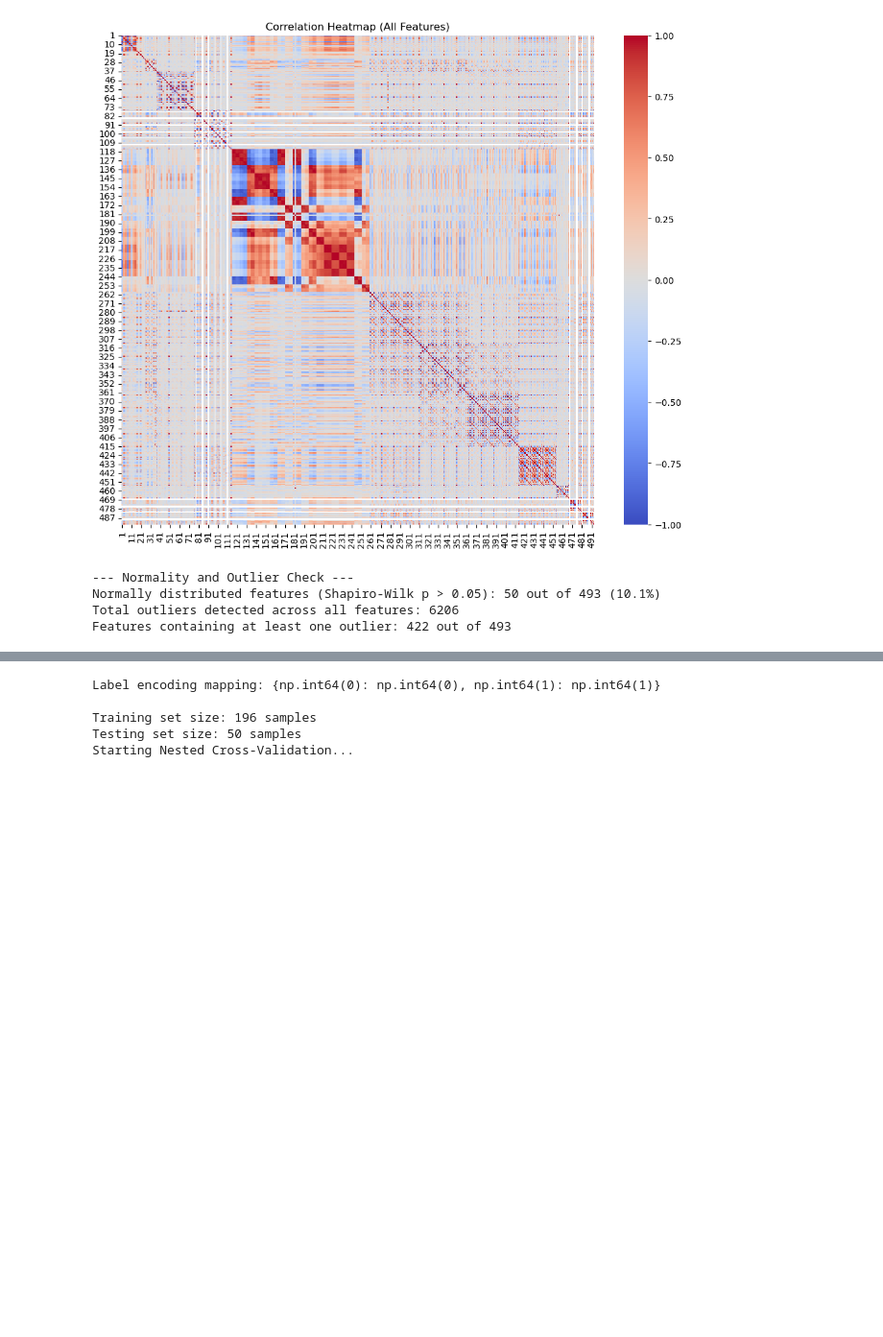
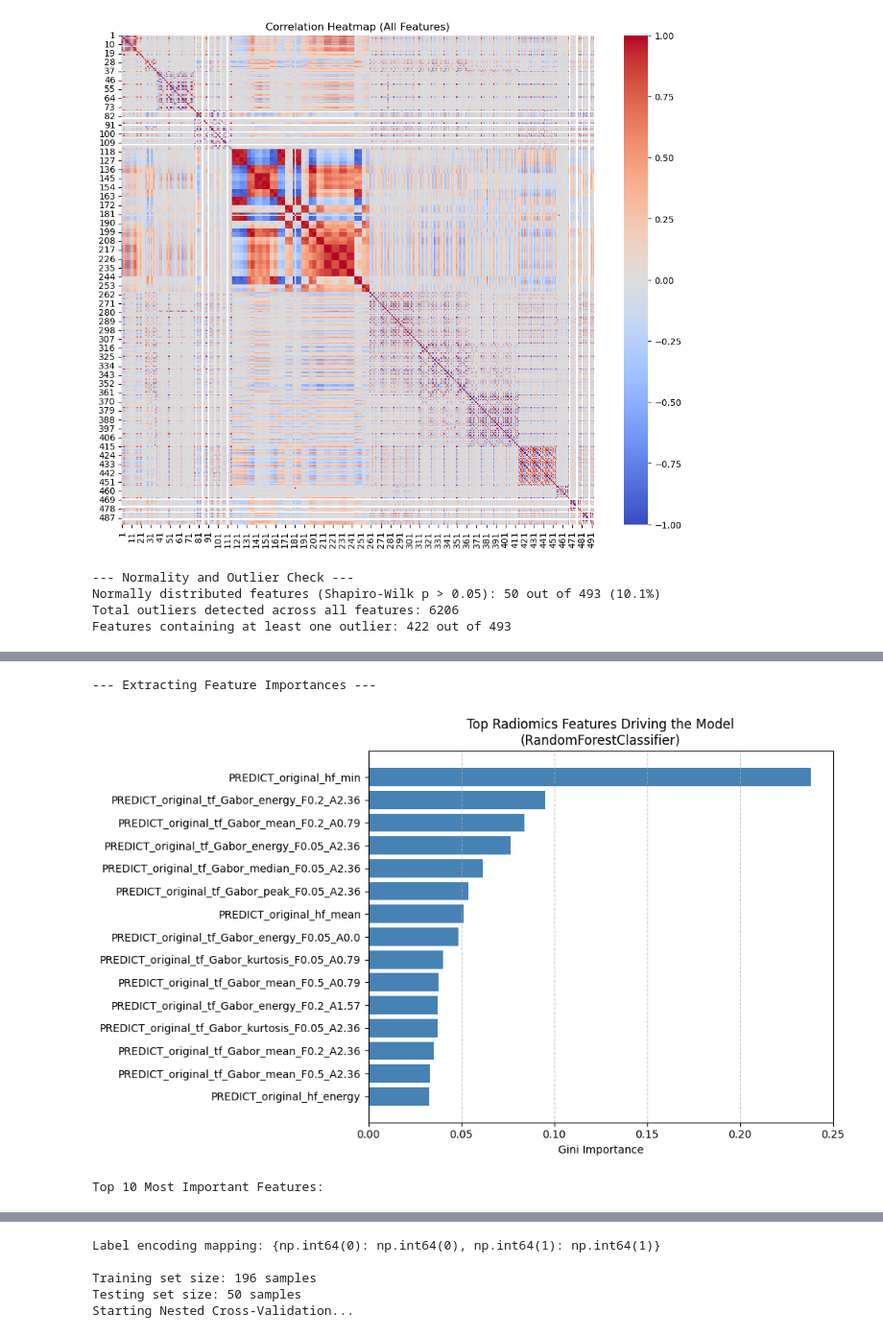
Before and after one commit to Daanvanerp1/TM10011_ML_Project_Gr8, a Jupyter notebook: Project work/Nested_loop.ipynb, the cells around one changed output, grey strips where cells are left out. Shown at 96% size. Cells and saved outputs as stored; diff of their text form; code cells hidden in the pictures; blank space fills up the shorter version.

```diff
--- a/Nested_loop.ipynb
+++ b/Project work/Nested_loop.ipynb
@@ -656,0 +724,78 @@ plt.show()
+# %%
+print("\n--- Extracting Feature Importances ---")
+
+# Extract the final trained pipeline and its core components
+final_pipeline = random_search.best_estimator_
+classifier = final_pipeline.named_steps['classifier']
+
+# 1. Get feature names after VarianceThreshold
+# VT drops columns with zero variance. We save the surviving original names.
+vt = final_pipeline.named_steps['variance_thresh']
+vt_support = vt.get_support()
+features_after_vt = np.array(X.columns)[vt_support]
+
+# 2. Map the current pipeline column names to the real feature names
+# Since Scaler and Winsorizer do NOT drop columns, the order remains exactly the same.
+winsorizer = final_pipeline.named_steps['winsorizer']
+winsor_cols = winsorizer.lower_bounds_.index.tolist()
+
+# Create a robust dictionary linking the internal pipeline name (e.g., 'x0') to the real name
+real_names_dict = {}
+for i, col in enumerate(winsor_cols):
+    real_names_dict[col] = features_after_vt[i]
+
+# 3. Filter out features dropped by CorrelationFilter
+corr_filter = final_pipeline.named_steps['corr_filter']
+remaining_cols = [c for c in winsor_cols if c not in corr_filter.to_drop]
+features_after_corr = [real_names_dict[c] for c in remaining_cols]
+
+# 4. Filter out features dropped by the specific Feature Selector
+fs = final_pipeline.named_steps['feature_selection']
+if fs == 'passthrough':
+    final_feature_names = features_after_corr
+elif hasattr(fs, 'get_support'):
+    # For Scikit-Learn selectors like RFE and LASSO (SelectFromModel)
+    fs_support = fs.get_support()
+    final_feature_names = np.array(features_after_corr)[fs_support].tolist()
+elif hasattr(fs, 'selected_indices_'):
+    # For the custom Mann-Whitney Filter
+    final_feature_names = [real_names_dict[c] for c in fs.selected_indices_]
+else:
+    final_feature_names = features_after_corr
+
+# 5. Extract mathematical importances from the classifier
+if hasattr(classifier, 'feature_importances_'):
+    importances = classifier.feature_importances_
+    metric_name = "Gini Importance"
+elif hasattr(classifier, 'coef_'):
+    importances = np.abs(classifier.coef_[0])
+    metric_name = "Absolute Coefficient Value"
+else:
+    print("The selected classifier does not have easily extractable feature importances.")
+    importances = np.zeros(len(final_feature_names))
+    metric_name = "Unknown"
+
+# 6. Create DataFrame and Plot
+importance_df = pd.DataFrame({
+    'Feature': final_feature_names,
+    'Importance': importances
+}).sort_values(by='Importance', ascending=True)
+
+# Keep only the top 15 features to prevent clutter
+top_features = importance_df.tail(15)
+
+plt.figure(figsize=(10, 6))
+plt.barh(top_features['Feature'], top_features['Importance'], color='steelblue')
+plt.xlabel(metric_name)
+plt.title(f'Top Radiomics Features Driving the Model\n({classifier.__class__.__name__})')
+plt.grid(axis='x', linestyle='--', alpha=0.7)
+plt.tight_layout()
+plt.show()
+
+# Print the exact values in a clean table
+print("\nTop 10 Most Important Features:")
+display(importance_df.sort_values(by='Importance', ascending=False).head(10).reset_index(drop=True))
+# %% [output]
+--- Extracting Feature Importances ---
+[figure, added]
+Top 10 Most Important Features:
```
Also changed, not shown: parts of 4 cells of this notebook, 29 other files.
